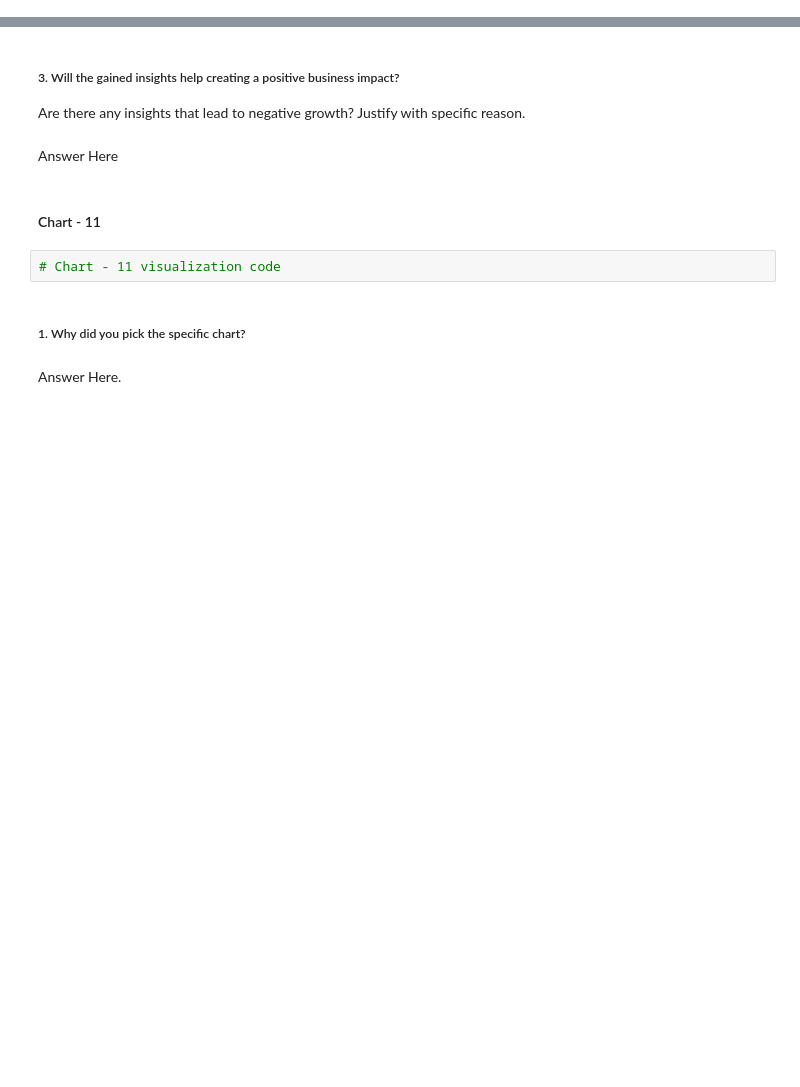
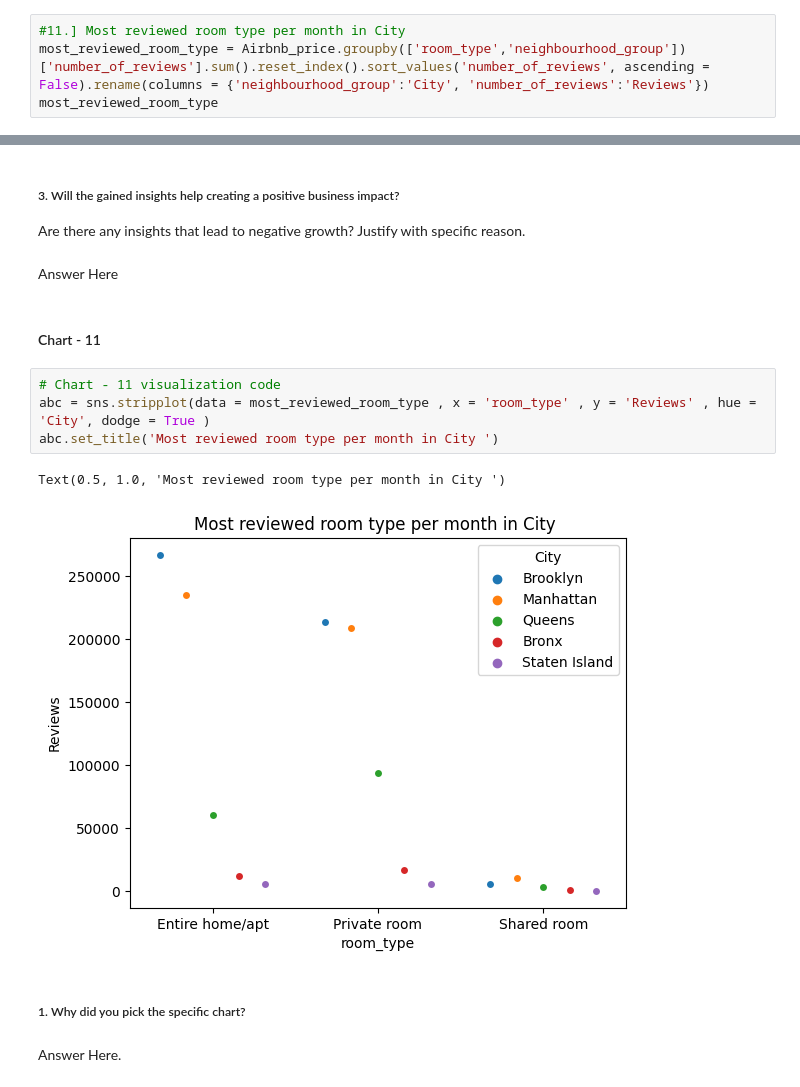
Before and after one commit to Ayushx29/EDA, a Jupyter notebook: AirBnb_Booking_Analysis_(EDA_PROJECT).ipynb, the cells around one changed output, grey strips where cells are left out. Cells and saved outputs as stored; diff of their text form; blank space fills up the shorter version.

```diff
--- a/AirBnb_Booking_Analysis_(EDA_PROJECT).ipynb
+++ b/AirBnb_Booking_Analysis_(EDA_PROJECT).ipynb
@@ -557,0 +580,4 @@ top5
+# %%
+#11.] Most reviewed room type per month in City
+most_reviewed_room_type = Airbnb_price.groupby(['room_type','neighbourhood_group'])['number_of_reviews'].sum().reset_index().sort_values('number_of_reviews', ascending = False).rename(columns = {'neighbourhood_group':'City', 'number_of_reviews':'Reviews'})
+most_reviewed_room_type
@@ -802,8 +866,13 @@ Are there any insights that lead to negative growth? Justify with specific reaso
 Answer Here
 # %% [markdown]
 #### Chart - 11
-# %%
-# Chart - 11 visualization code
+# %%
+# Chart - 11 visualization code
+abc = sns.stripplot(data = most_reviewed_room_type , x = 'room_type' , y = 'Reviews' , hue = 'City', dodge = True )
+abc.set_title('Most reviewed room type per month in City ')
+# %% [output]
+Text(0.5, 1.0, 'Most reviewed room type per month in City ')
+[figure, added]
 # %% [markdown]
 ##### 1. Why did you pick the specific chart?
 # %% [markdown]
```
Also changed, not shown: parts of 10 cells of this notebook.
